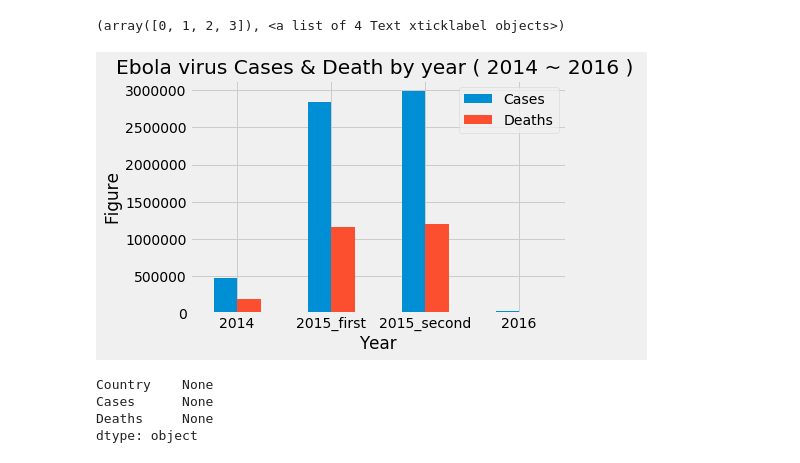
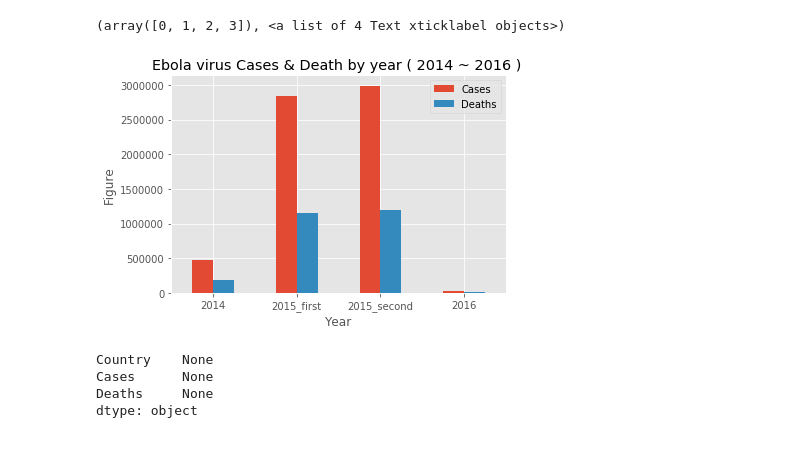
Before and after one commit to luckycontrol/BigData-Final-Project, a Jupyter notebook: ebola_an.ipynb, the cells around one changed output. Drawn from its saved outputs; the diff is of its cells as text; code cells hidden in the pictures.

```diff
--- a/ebola_an.ipynb
+++ b/ebola_an.ipynb
@@ -21,3 +21,5 @@ mask_2016 = (ebola['Date'] >= '2016-01-01') & (ebola['Date'] <= '2016-12-31')
 ebola2014 = ebola.loc[mask_2014]
 ebola2015 = ebola.loc[mask_2015]
 ebola2016 = ebola.loc[mask_2016]
+# %%
+ebola2016 = ebola2016.drop(['Date'], axis=1)
@@ -32,12 +77,10 @@ mask_2016 = (ebola2016['Date'] >= '2016-01-01') & (ebola2016['Date'] <= '2016-06
 데이터셋
     ebola2014
     ebola2015_first, ebola2015_second
-    ebola2016_first, ebola2016_second
+    ebola2016
 """
 ebola2015_first = ebola2015.loc[mask_2015_first]
 ebola2015_second = ebola2015.loc[mask_2015_second]
-
-ebola2016 = ebola2016.loc[mask_2016]
 # %%
 ebola2014_cases = ebola2014.Cases.sum()
 ebola2014_deaths = ebola2014.Deaths.sum()
@@ -70,13 +105,13 @@ ebola_dataset
 # %%
-matplotlib.style.use('fivethirtyeight')
+matplotlib.style.use('ggplot')
 ebola_dataset.plot(kind='bar')
 plt.title('Ebola virus Cases & Death by year ( 2014 ~ 2016 ) ')
 plt.xlabel('Year')
 plt.ylabel('Figure')
 plt.xticks(rotation=0, horizontalalignment='center')
 # %% [output]
 (array([0, 1, 2, 3]), <a list of 4 Text xticklabel objects>)
-[figure, old version]
+[figure, new version]
 # %%
 # 세계지도 정보 가져오기
 countries = gpd.read_file(gpd.datasets.get_path('naturalearth_lowres'))
```
Also changed, not shown: parts of 14 cells of this notebook, 2 other files.
